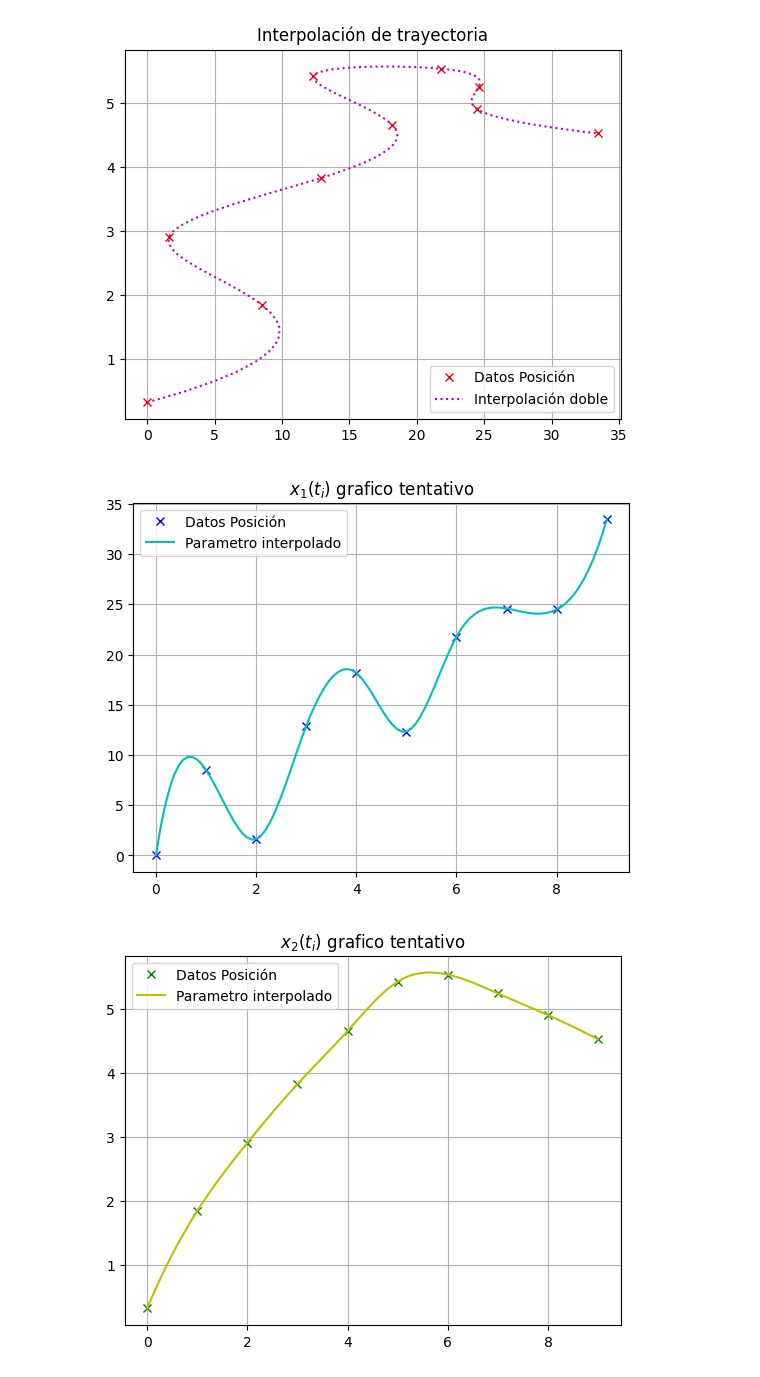
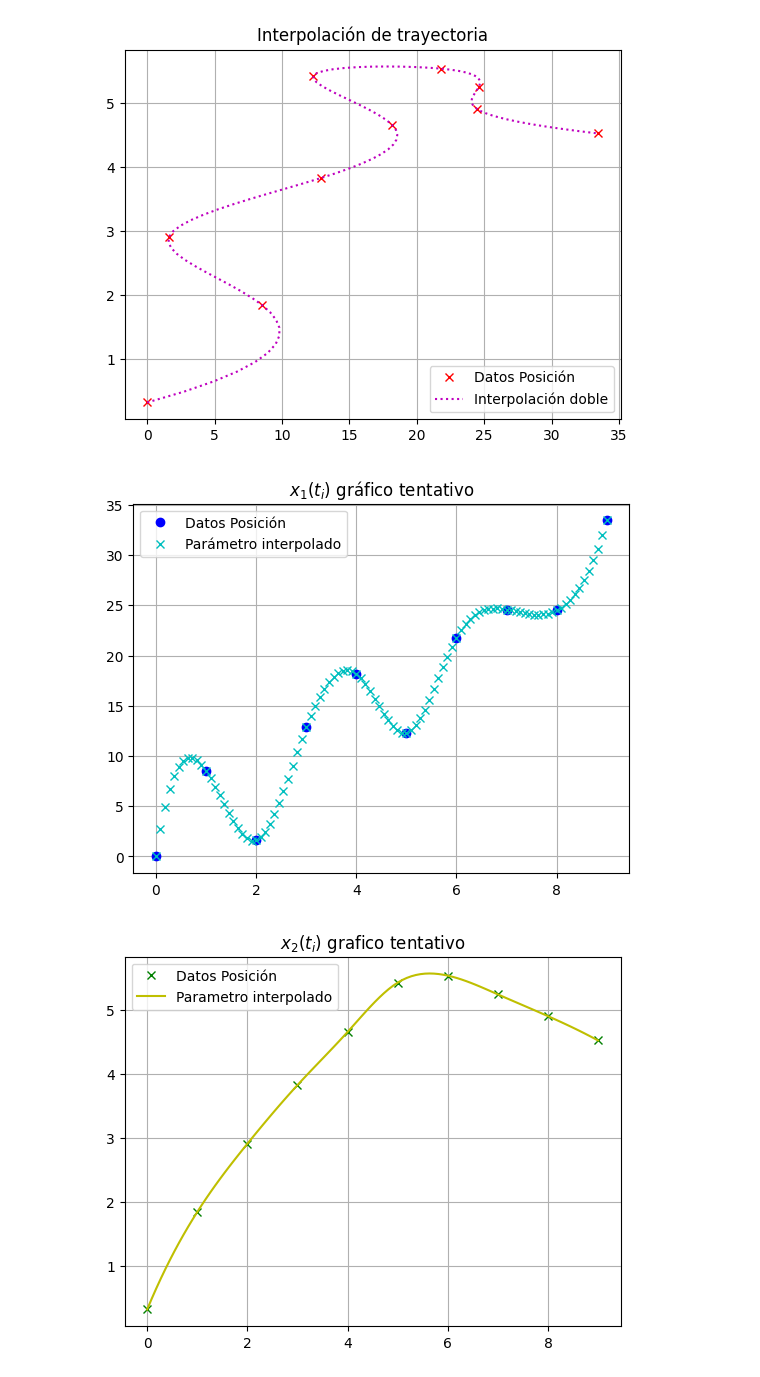
Before and after one commit to hilelmshalom/informe-interpolacion-MNyO-G6-TP1, a Jupyter notebook: Boceto_TP1.ipynb, the cells around one changed output. Cells and saved outputs as stored; diff of their text form; code cells hidden in the pictures.

```diff
--- a/Boceto_TP1.ipynb
+++ b/Boceto_TP1.ipynb
@@ -96,12 +100,12 @@ plt.show()
 # %% [output]
 [figure]
 # %%
-#Plotendo el subfunciones
-plt.plot(time_values, x_1_values, 'bx', label='Datos Posición')
-plt.plot(ts, x_1s, 'c-', label='Parametro interpolado')
-plt.title('$x_1(t_i)$ grafico tentativo')
+#Ploteando el subfunctions
+plt.plot(time_values, x_1_values, 'bo', label='Datos Posición')
+plt.plot(ts, x_1s, 'cx', label='Parámetro interpolado')
+plt.title('$x_1(t_i)$ gráfico tentativo')
 plt.legend()
 plt.grid(True)
 plt.show()
 # %% [output]
-[figure, old version]
+[figure, new version]
```
Also changed, not shown: parts of 7 cells of this notebook, 3 other files.
